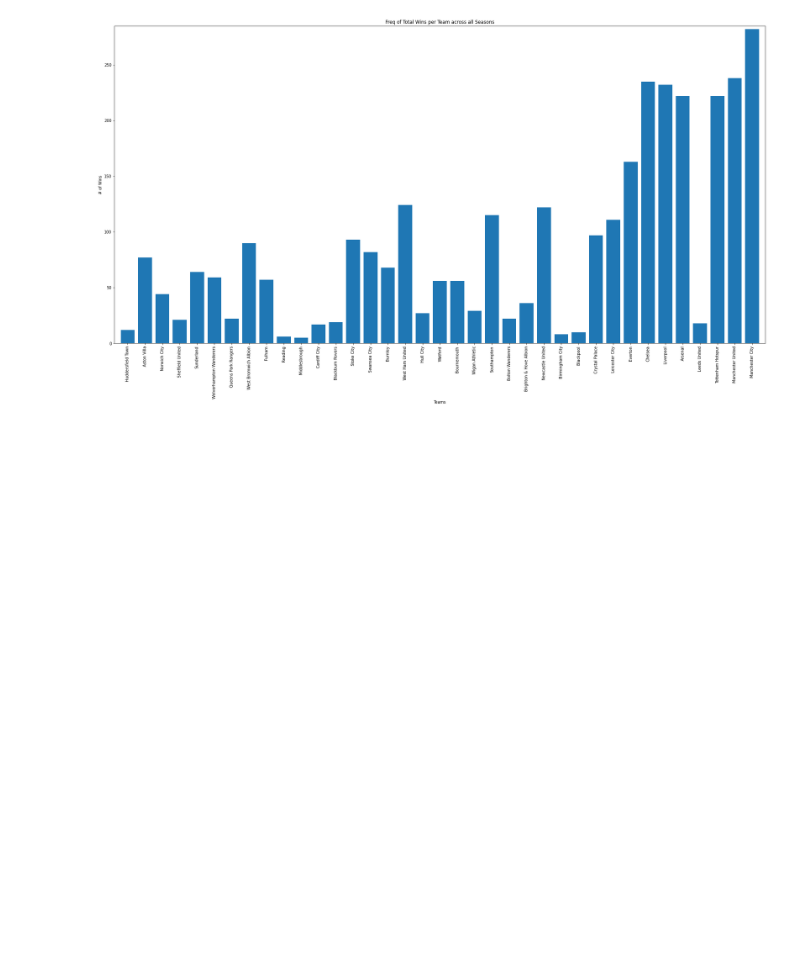
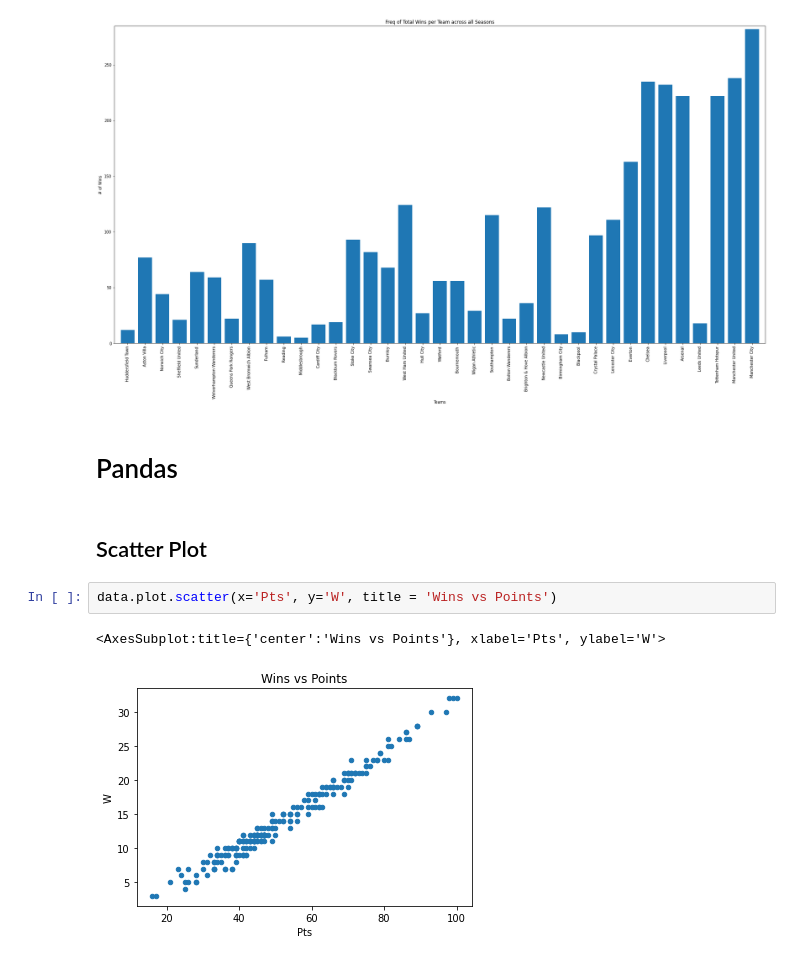
Before and after one commit to bolleyboll/Kaggle-Journey, a Jupyter notebook: Visualisation.ipynb, the cells around one changed output. Cells and saved outputs as stored; diff of their text form; blank space fills up the shorter version.

Commit message:
Pandas Visualisation Barebone - needs dataset specific work

```diff
--- a/Visualisation.ipynb
+++ b/Visualisation.ipynb
@@ -121,3 +121,12 @@ ax.set_ylabel('# of Wins')
 plt.show()
 # %% [output]
 [figure]
+# %% [markdown]
+# Pandas
+# %% [markdown]
+## Scatter Plot
+# %%
+data.plot.scatter(x='Pts', y='W', title = 'Wins vs Points')
+# %% [output]
+<AxesSubplot:title={'center':'Wins vs Points'}, xlabel='Pts', ylabel='W'>
+[figure, added]
```
Also changed, not shown: parts of 12 cells of this notebook.
